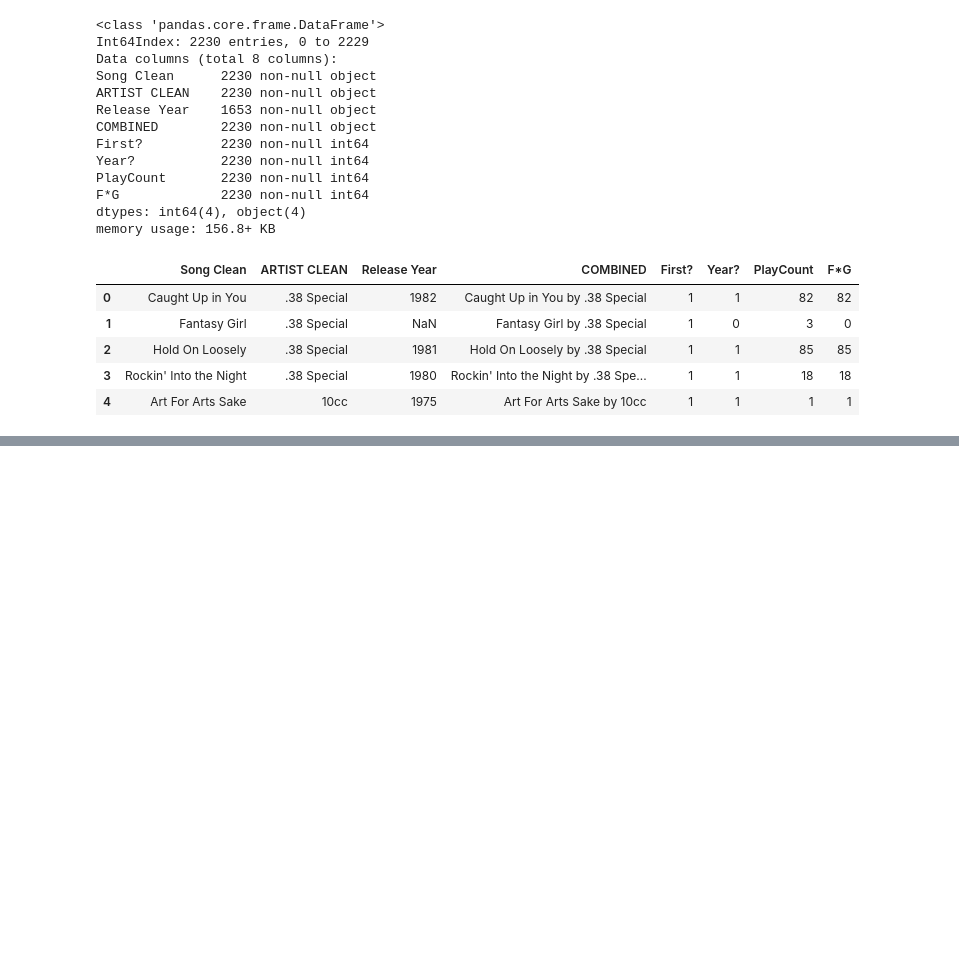
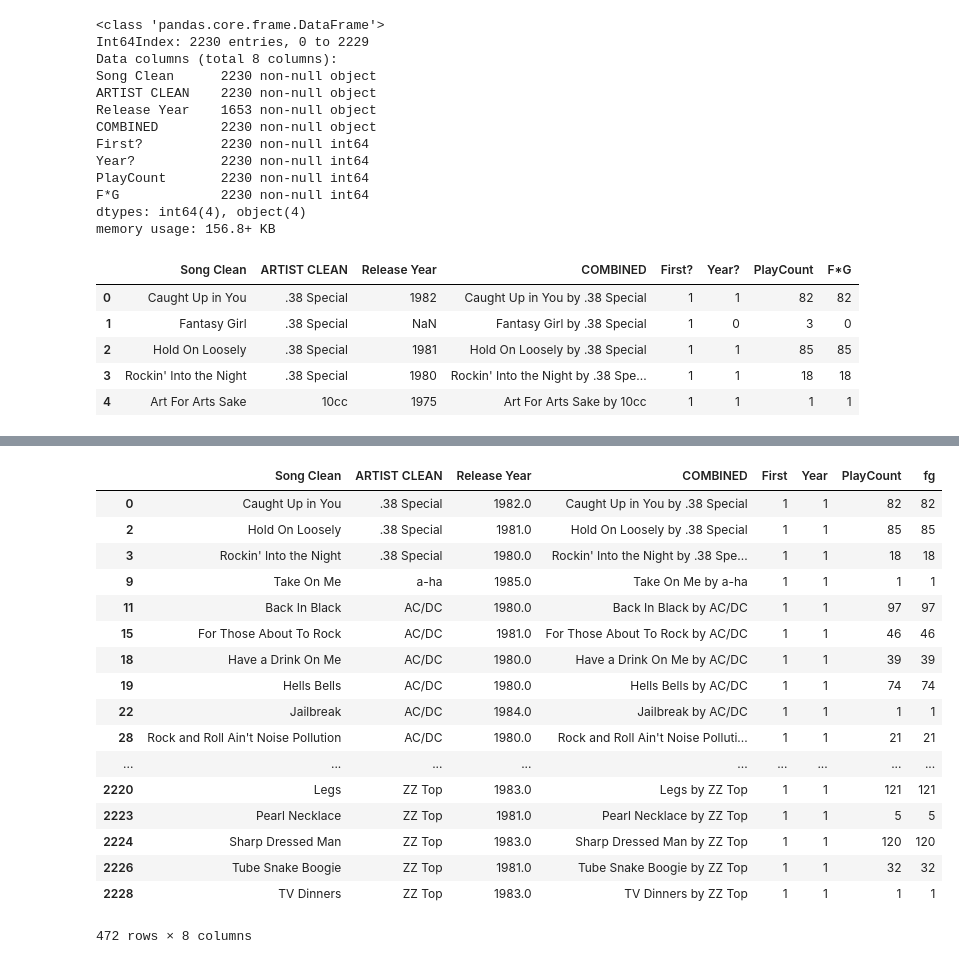
Before and after one commit to sankokohtet/eda-monday-625, a Jupyter notebook: 10-Practice-Examples.ipynb, the cells around one changed output, grey strips where cells are left out. Drawn from its saved outputs; the diff is of its cells as text; code cells hidden in the pictures; blank space fills up the shorter version.

```diff
--- a/10-Practice-Examples.ipynb
+++ b/10-Practice-Examples.ipynb
@@ -354,0 +540,2 @@ rockin.head()
+# %%
+eights = [str(i) for i in range (1980,1990,1)]
@@ -354,0 +555,21 @@ rockin.head()
+# %%
+rockin[rockin['Release Year'].isin(eights)]
+# %% [output]
+|  | Song Clean | ARTIST CLEAN | Release Year | COMBINED | First | Year | PlayCount | fg |
+| 0 | Caught Up in You | .38 Special | 1982.0 | Caught Up in You by .38 Special | 1 | 1 | 82 | 82 |
+| 2 | Hold On Loosely | .38 Special | 1981.0 | Hold On Loosely by .38 Special | 1 | 1 | 85 | 85 |
+| 3 | Rockin' Into the Night | .38 Special | 1980.0 | Rockin' Into the Night by .38 Spe... | 1 | 1 | 18 | 18 |
+| 9 | Take On Me | a-ha | 1985.0 | Take On Me by a-ha | 1 | 1 | 1 | 1 |
+| 11 | Back In Black | AC/DC | 1980.0 | Back In Black by AC/DC | 1 | 1 | 97 | 97 |
+| 15 | For Those About To Rock | AC/DC | 1981.0 | For Those About To Rock by AC/DC | 1 | 1 | 46 | 46 |
+| 18 | Have a Drink On Me | AC/DC | 1980.0 | Have a Drink On Me by AC/DC | 1 | 1 | 39 | 39 |
+| 19 | Hells Bells | AC/DC | 1980.0 | Hells Bells by AC/DC | 1 | 1 | 74 | 74 |
+| 22 | Jailbreak | AC/DC | 1984.0 | Jailbreak by AC/DC | 1 | 1 | 1 | 1 |
+| 28 | Rock and Roll Ain't Noise Pollution | AC/DC | 1980.0 | Rock and Roll Ain't Noise Polluti... | 1 | 1 | 21 | 21 |
+| ... | ... | ... | ... | ... | ... | ... | ... | ... |
+| 2220 | Legs | ZZ Top | 1983.0 | Legs by ZZ Top | 1 | 1 | 121 | 121 |
+| 2223 | Pearl Necklace | ZZ Top | 1981.0 | Pearl Necklace by ZZ Top | 1 | 1 | 5 | 5 |
+| 2224 | Sharp Dressed Man | ZZ Top | 1983.0 | Sharp Dressed Man by ZZ Top | 1 | 1 | 120 | 120 |
+| 2226 | Tube Snake Boogie | ZZ Top | 1981.0 | Tube Snake Boogie by ZZ Top | 1 | 1 | 32 | 32 |
+| 2228 | TV Dinners | ZZ Top | 1983.0 | TV Dinners by ZZ Top | 1 | 1 | 1 | 1 |
+472 rows × 8 columns
```
Also changed, not shown: parts of 37 cells of this notebook, 4 other files.
